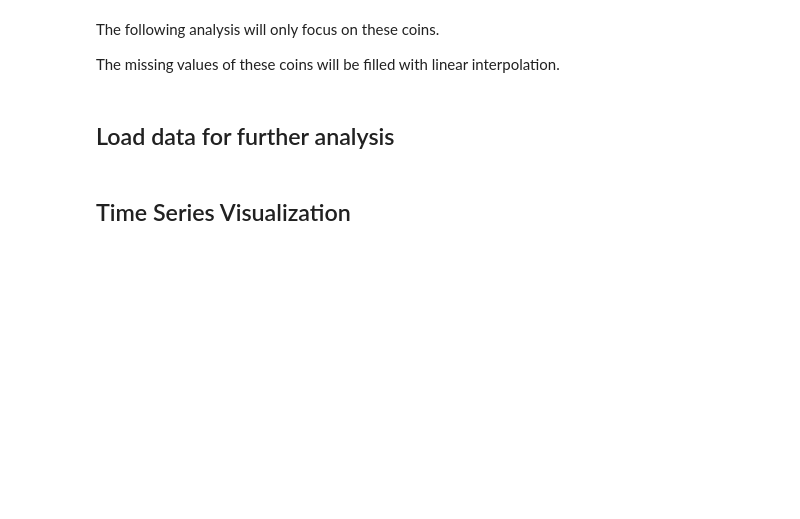
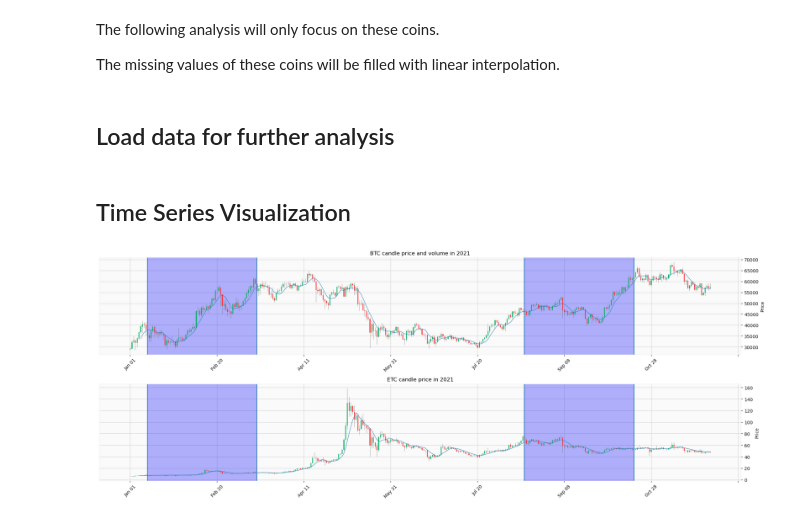
Before and after one commit to codingFerryman/crypto_market_hierarchy_structure, a Jupyter notebook: src/exploration.ipynb, the cells around one changed output. Cells and saved outputs as stored; diff of their text form; code cells hidden in the pictures; blank space fills up the shorter version.

```diff
--- a/src/exploration.ipynb
+++ b/src/exploration.ipynb
@@ -77,3 +100,22 @@ data_1D_8_10 = pd.concat(data_1D_8_10_list)
+# %%
+# BTC candle price in 2021
+fig = mpf.figure(figsize=(21,8))
+ax1 = fig.add_subplot(2, 1, 1, style='yahoo')
+for idx in idx_list:
+    ax1.axvline(x=idx, ymin=0, ymax=1)
+ax1.axvspan(int(idx_list[0]), int(idx_list[1]), alpha=0.3, color='blue')
+ax1.axvspan(int(idx_list[2]), int(idx_list[3]), alpha=0.3, color='blue')
+mpf.plot(data_btc_etc_df[data_btc_etc_df.index.isin(['BTC'], level='coin')].set_index('datetime'), type='candle', mav=7, ax=ax1, axtitle='BTC candle price and volume in 2021')
+ax2 = fig.add_subplot(2, 1, 2, style='yahoo')
+for idx in idx_list:
+    ax2.axvline(x=idx, ymin=0, ymax=1)
+ax2.axvspan(int(idx_list[0]), int(idx_list[1]), alpha=0.3, color='blue')
+ax2.axvspan(int(idx_list[2]), int(idx_list[3]), alpha=0.3, color='blue')
+mpf.plot(data_btc_etc_df[data_btc_etc_df.index.isin(['ETC'], level='coin')].set_index('datetime'), type='candle', mav=7, ax=ax2, axtitle='ETC candle price in 2021')
+plt.tight_layout()
+mpf.show()
+# %% [output]
+[figure, added]
 # %%
 fig, axs = plt.subplots(2, 1, figsize=(21, 12))
 axs = axs.ravel()
```
Also changed, not shown: parts of 6 cells of this notebook.
